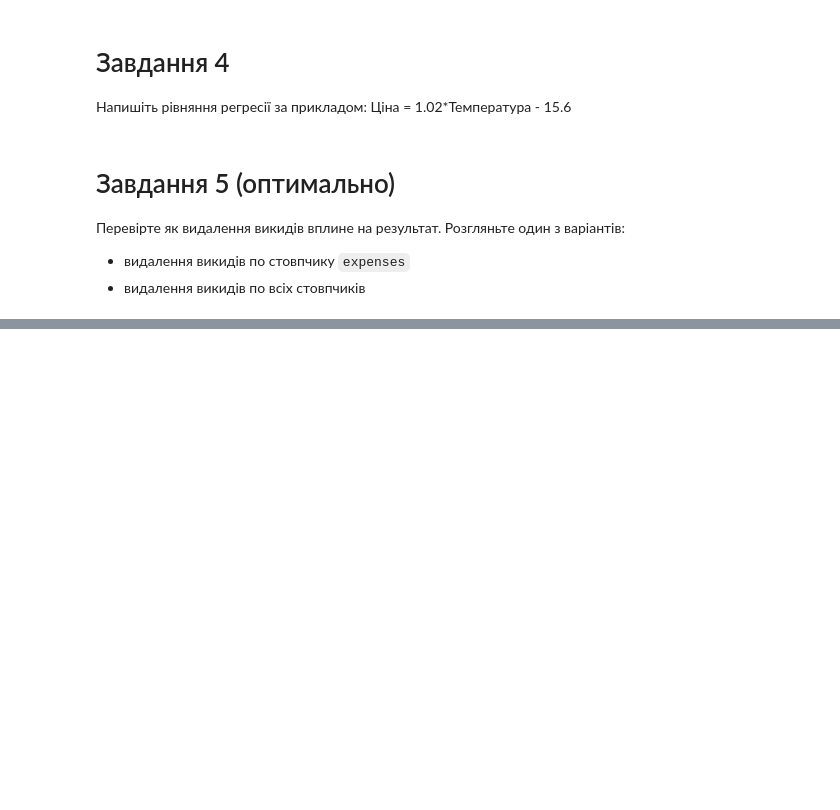
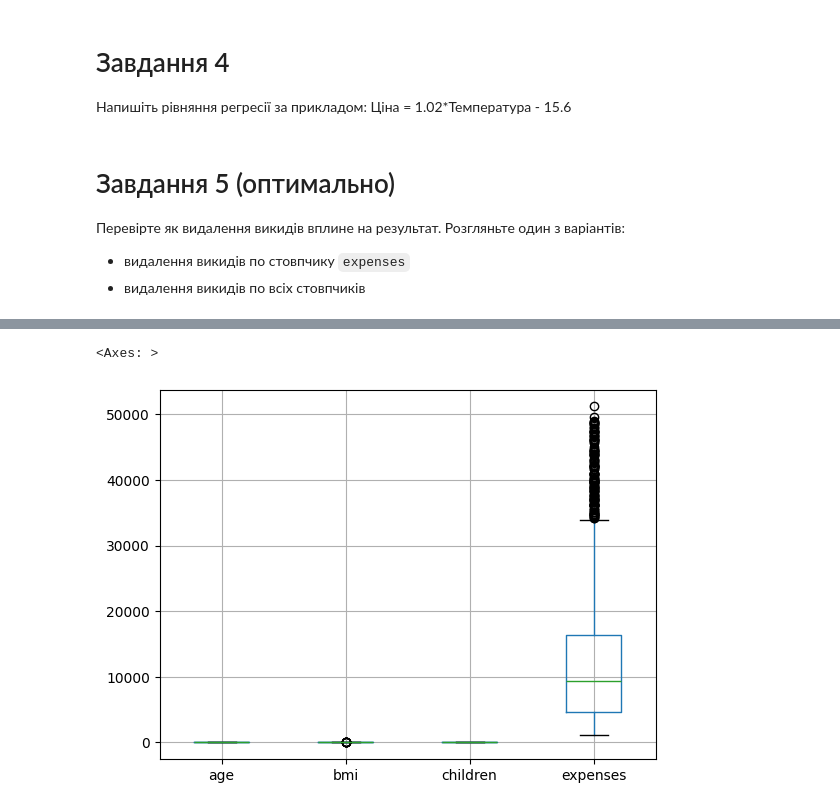
Before and after one commit to Margo-s-M/-, a Jupyter notebook: Сщбченко_ДЗ_6.ipynb, the cells around one changed output, grey strips where cells are left out. Cells and saved outputs as stored; diff of their text form; code cells hidden in the pictures; blank space fills up the shorter version.

```diff
--- a/Сщбченко_ДЗ_6.ipynb
+++ b/Сщбченко_ДЗ_6.ipynb
@@ -156,3 +123,25 @@ res_ex1
 Перевірте як видалення викидів вплине на результат. Розгляньте один з варіантів:
 * видалення викидів по стовпчику `expenses`
 * видалення викидів по всіх стовпчиків
+# %%
+def remove_outliers(df,column_name):
+  column = df[column_name]
+
+  q1 = column.quantile(q=0.25)
+  q3 = column.quantile(q=0.75)
+
+  iqr = q3 - q1
+
+  lower = q1 - 3*iqr
+  upper = q3 + 3*iqr
+
+  mask = (column >= lower) & (column <= upper)
+
+  return df[mask]
+# %%
+df2 = df.copy()
+for column_name in df2.columns:
+  if df2.dtypes[column_name] in ('object' , 'datatime64[ns]'):
+    continue
+
+  df2 = remove_outliers(df, column_name)
@@ -158,0 +153,5 @@ res_ex1
+# %%
+df2.boxplot()
+# %% [output]
+<Axes: >
+[figure, added]
```
Also changed, not shown: parts of 16 cells of this notebook.
